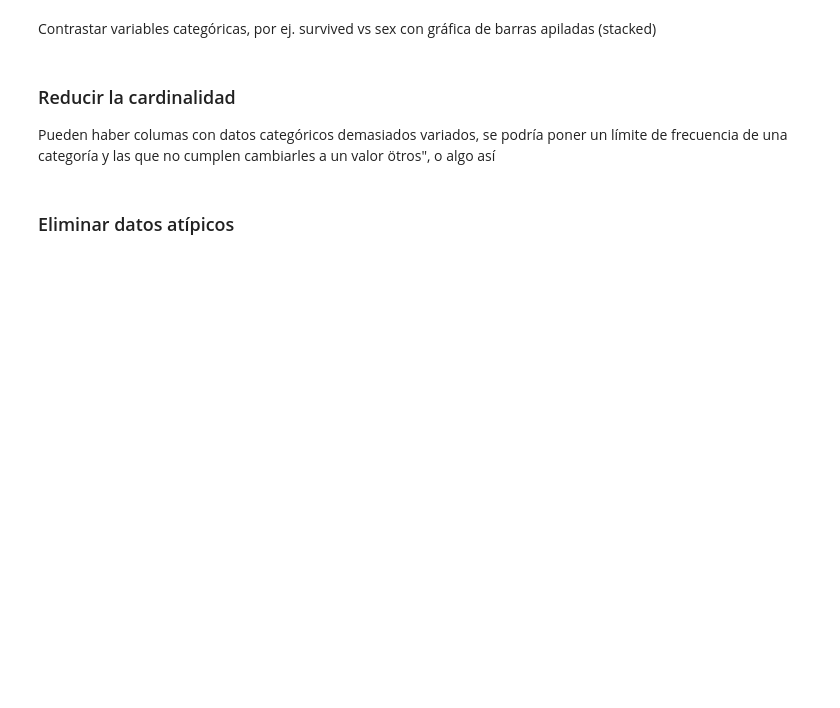
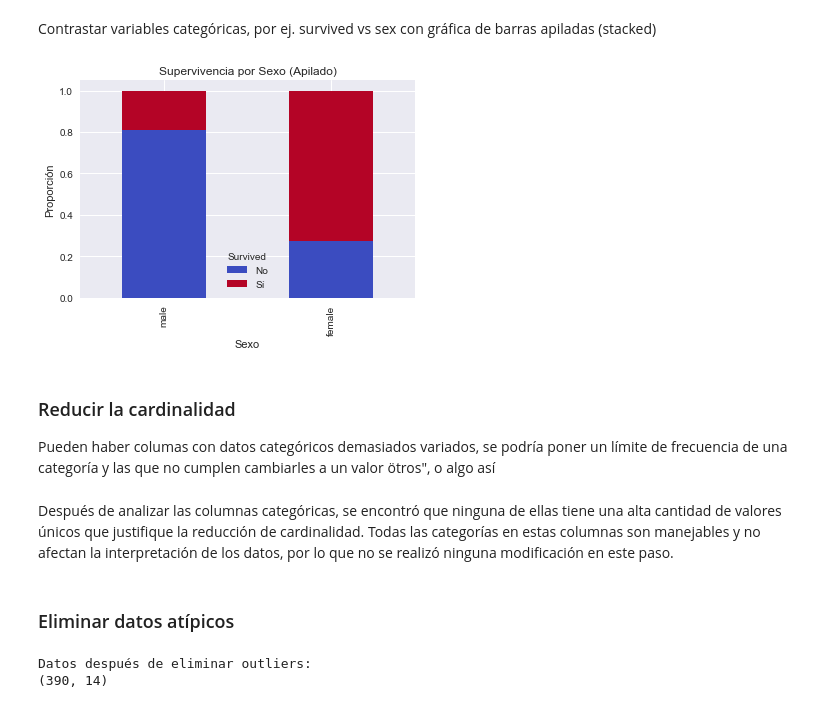
Before and after one commit to alee2602/HTD1-DM, a Jupyter notebook: 03-Vida_facil.ipynb, the cells around one changed output. Drawn from its saved outputs; the diff is of its cells as text; code cells hidden in the pictures; blank space fills up the shorter version.

```diff
--- a/03-Vida_facil.ipynb
+++ b/03-Vida_facil.ipynb
@@ -274,8 +312,49 @@ Realizar gráficas de barras ej. de survived, sex
 # %% [markdown]
 Contrastar variables categóricas, por ej. survived vs sex con gráfica de barras apiladas (stacked)
+# %%
+# Crear tabla cruzada de survived vs sex
+tabla = pd.crosstab(datos['sex'], datos['survived'], normalize='index')
+
+orden = ['male', 'female']
+tabla = tabla.loc[orden]
+
+# Graficar barras apiladas
+tabla.plot(kind='bar', stacked=True, figsize=(6, 4), colormap='coolwarm')
+plt.title('Supervivencia por Sexo (Apilado)')
+plt.xlabel('Sexo')
+plt.ylabel('Proporción')
+plt.legend(title='Survived', labels=['No', 'Sí'])
+plt.show()
+# %% [output]
+[figure, added]
 # %% [markdown]
 ### Reducir la cardinalidad
 
 Pueden haber columas con datos categóricos demasiados variados, se podría poner un límite de frecuencia de una categoría y las que no cumplen cambiarles a un valor ötros", o algo así
+# %% [markdown]
+Después de analizar las columnas categóricas, se encontró que ninguna de ellas tiene una alta cantidad de valores únicos que justifique la reducción de cardinalidad. Todas las categorías en estas columnas son manejables y no afectan la interpretación de los datos, por lo que no se realizó ninguna modificación en este paso.
 # %% [markdown]
 ### Eliminar datos atípicos
+# %%
+
+# Lista de columnas numéricas a analizar
+numeric_cols = ['age', 'fare', 'sibsp', 'parch']
+
+# Detectar y eliminar outliers usando IQR
+for col in numeric_cols:
+    Q1 = datos[col].quantile(0.25)
+    Q3 = datos[col].quantile(0.75)
+    IQR = Q3 - Q1
+
+    # Definir los límites para valores atípicos
+    lower_bound = Q1 - 1.5 * IQR
+    upper_bound = Q3 + 1.5 * IQR
+
+    # Filtrar los datos dentro de los límites
+    datos = datos[(datos[col] >= lower_bound) & (datos[col] <= upper_bound)]
+
+print("Datos después de eliminar outliers:")
+print(datos.shape)
+# %% [output]
+Datos después de eliminar outliers:
+(390, 14)
```
Also changed, not shown: parts of 11 cells of this notebook.
